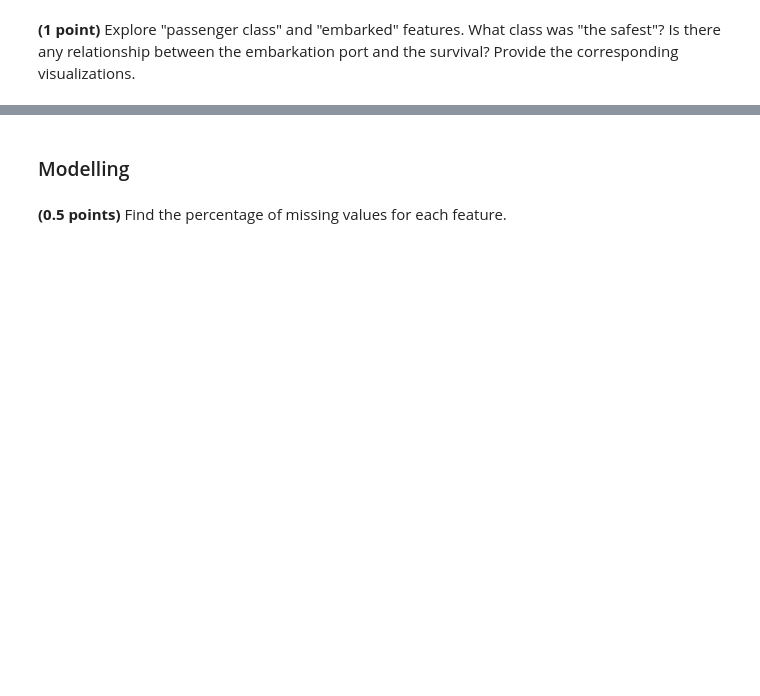
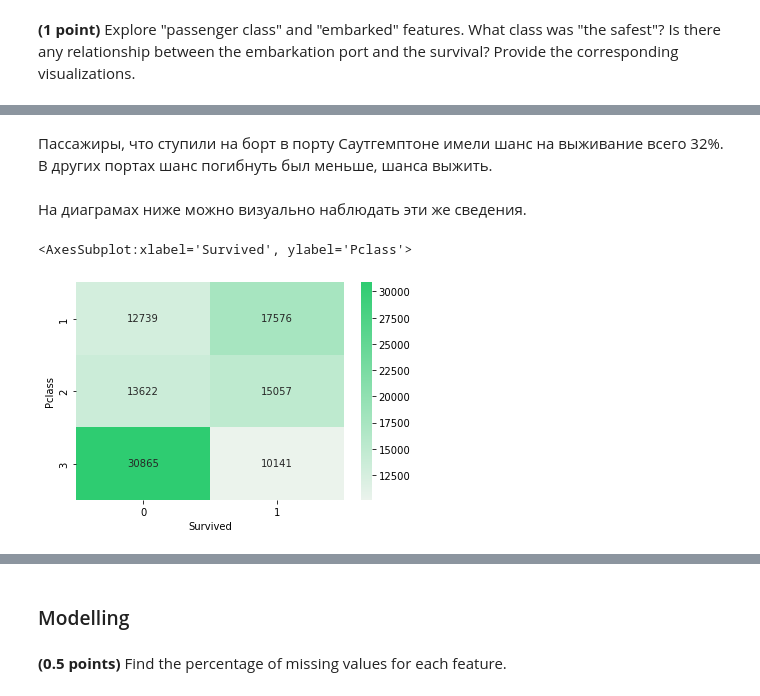
Before and after one commit to githubjeka/ml-intro, a Jupyter notebook: hw_classification.ipynb, the cells around one changed output, grey strips where cells are left out. Cells and saved outputs as stored; diff of their text form; code cells hidden in the pictures; blank space fills up the shorter version.

```diff
--- a/hw_classification.ipynb
+++ b/hw_classification.ipynb
@@ -637,0 +760,12 @@ data.head()
+# %% [markdown]
+Пассажиры, что ступили на борт в порту Саутгемптоне имели шанс на выживание всего 32%. В других портах шанс погибнуть был меньше, шанса выжить.
+# %% [markdown]
+На диаграмах ниже можно визуально наблюдать эти же сведения.
+# %%
+group = data.groupby(['Pclass', 'Survived'])
+pclass_survived = group.size().unstack()
+
+sns.heatmap(pclass_survived, annot=True, fmt="d", cmap=sns.light_palette("#2ecc71", as_cmap=True))
+# %% [output]
+<AxesSubplot:xlabel='Survived', ylabel='Pclass'>
+[figure, added]
```
Also changed, not shown: parts of 32 cells of this notebook.
